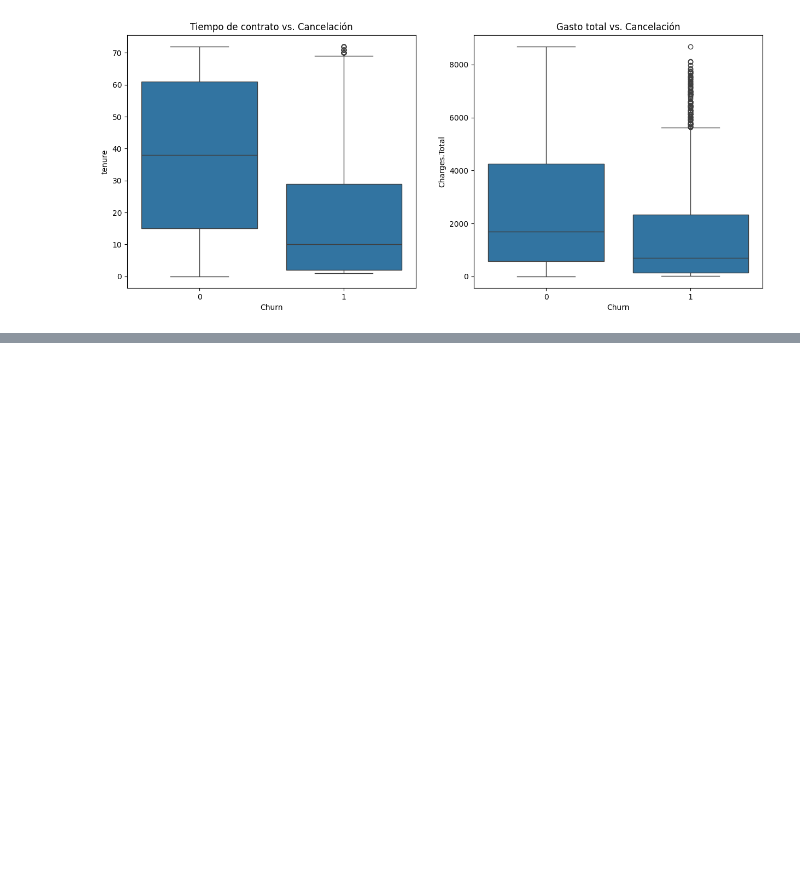
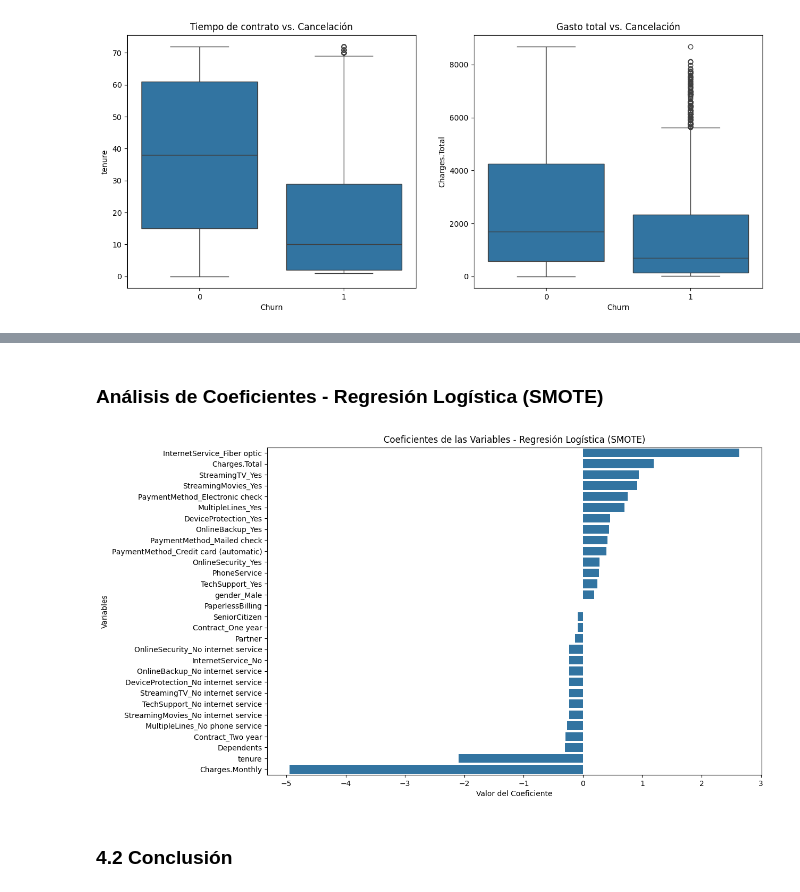
Before and after one commit to AxelFPAceves/CHALLENGE-TELECOM-X-2DA-PARTE, a Jupyter notebook: TelecomX_LATAM.ipynb, the cells around one changed output, grey strips where cells are left out. Saved outputs shown, nothing was run; the diff lists cells and outputs as text; code cells hidden in the pictures; blank space fills up the shorter version.

```diff
--- a/TelecomX_LATAM.ipynb
+++ b/TelecomX_LATAM.ipynb
@@ -161,0 +334,20 @@ plt.show()
+# %% [markdown]
+### Análisis de Coeficientes - Regresión Logística (SMOTE)
+# %%
+# Obtener los coeficientes
+coeficientes = lr_smote.coef_[0]
+
+# Crear un DataFrame para visualizar
+feature_coeficientes = pd.Series(coeficientes, index=X.columns).sort_values(ascending=False)
+
+# Graficar los coeficientes
+plt.figure(figsize=(12, 8))
+sns.barplot(x=feature_coeficientes, y=feature_coeficientes.index)
+plt.title('Coeficientes de las Variables - Regresión Logística (SMOTE)')
+plt.xlabel('Valor del Coeficiente')
+plt.ylabel('Variables')
+plt.show()
+# %% [output]
+[figure, added]
+# %% [markdown]
+### 4.2 Conclusión
```
Also changed, not shown: parts of 14 cells of this notebook.
